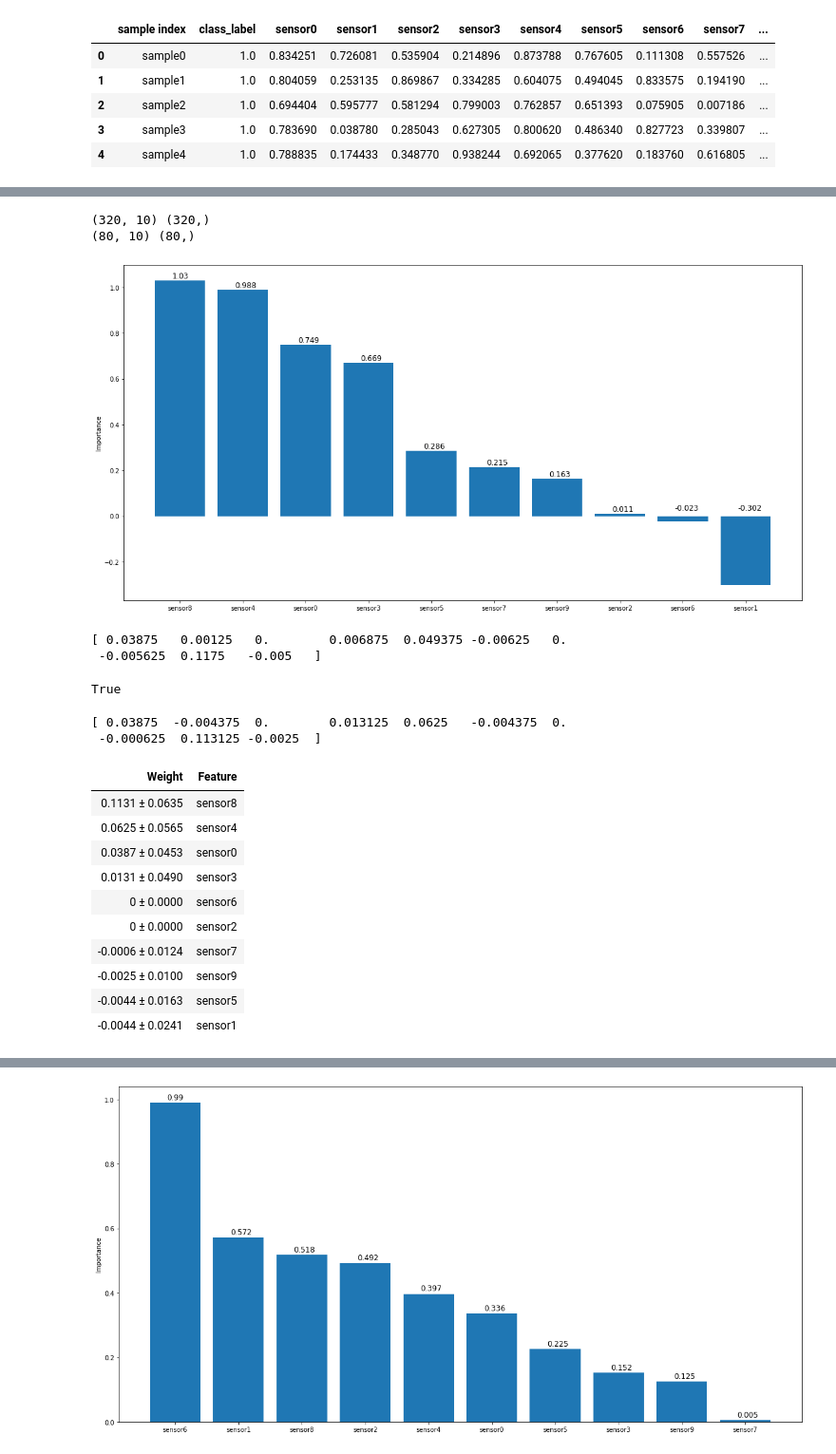
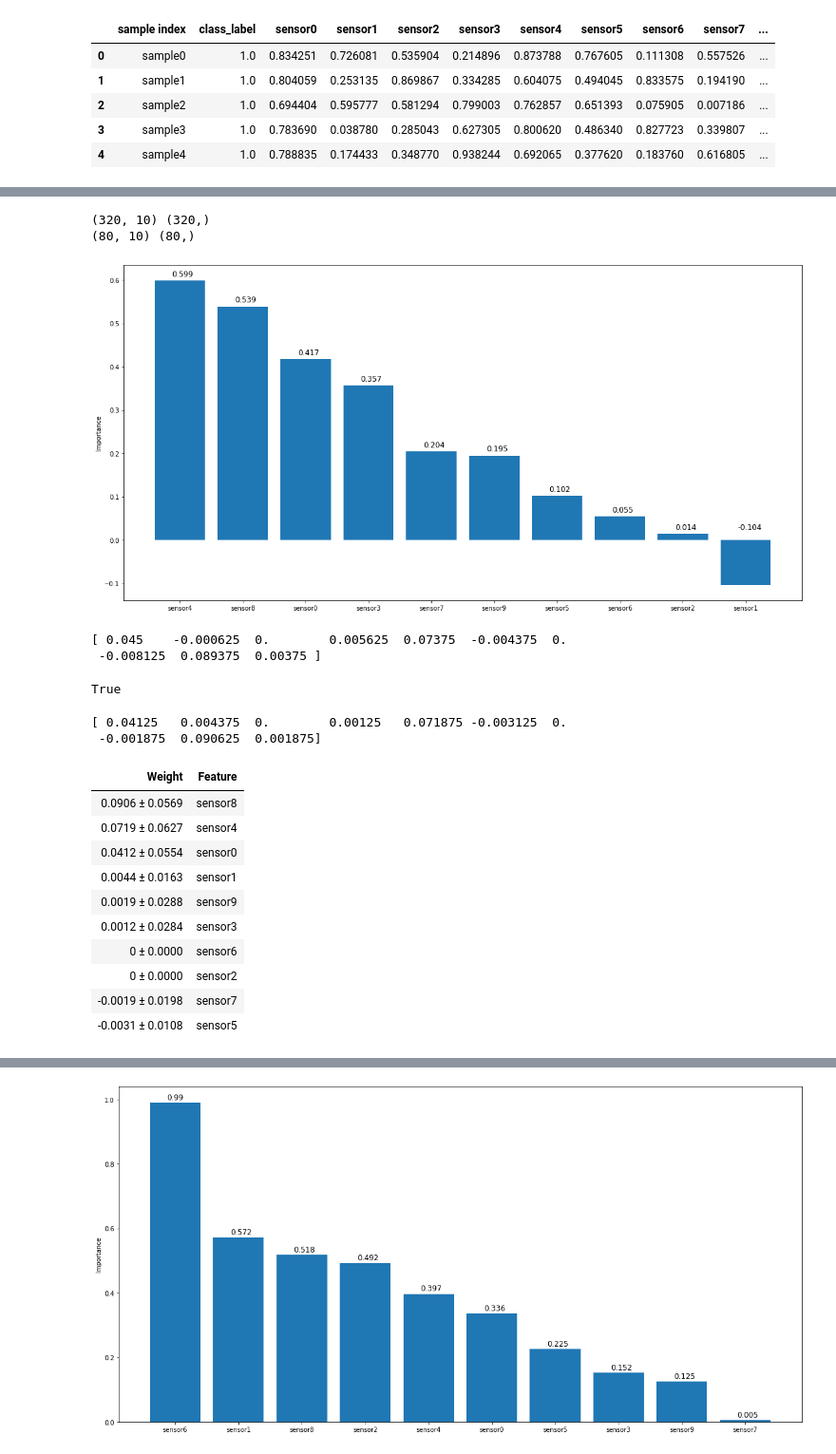
Before and after one commit to FrancisDinh/Feature_ranking, a Jupyter notebook: my_notebook.ipynb, the cells around one changed output, grey strips where cells are left out. Shown at 95% size. Saved outputs shown, nothing was run; the diff lists cells and outputs as text; code cells hidden in the pictures.

```diff
--- a/my_notebook.ipynb
+++ b/my_notebook.ipynb
@@ -153,37 +212,37 @@ my_tree.permutation()
 # SVM is powerful in classification, and using soft SVM, we try to classify our dataset, based on the 10 sensors.
 # The sensors are ranked on their coefficients.
 # %%
-my_svm = my_svm_ranker("task_data.csv")
-my_svm.dataLoader([2,3,4,5,6,7,8,9,10,11],1,0.8)
+my_svm = my_svm_ranker("new_task_data.csv")
+my_svm.dataLoader([3,4,5,6,7,8,9,10,11,12],2,0.8)
 my_svm.train()
 svm_content = my_svm.report()
 my_svm.permutation()
 
 write_output(svm_content, "svm_ranking.txt")
 # %% [output]
 (320, 10) (320,)
 (80, 10) (80,)
-[figure, old version]
+[figure, new version]
-[ 0.03875   0.00125   0.        0.006875  0.049375 -0.00625   0.
- -0.005625  0.1175   -0.005   ]
+[ 0.045    -0.000625  0.        0.005625  0.07375  -0.004375  0.
+ -0.008125  0.089375  0.00375 ]
 True
 # %%
 # Verify with permutation importance
 my_svm.permutation()
 # %% [output]
-[ 0.03875  -0.004375  0.        0.013125  0.0625   -0.004375  0.
- -0.000625  0.113125 -0.0025  ]
+[ 0.04125   0.004375  0.        0.00125   0.071875 -0.003125  0.
+ -0.001875  0.090625  0.001875]
 | Weight | Feature |
-| 0.1131 ± 0.0635 | sensor8 |
-| 0.0625 ± 0.0565 | sensor4 |
-| 0.0387 ± 0.0453 | sensor0 |
-| 0.0131 ± 0.0490 | sensor3 |
+| 0.0906 ± 0.0569 | sensor8 |
+| 0.0719 ± 0.0627 | sensor4 |
+| 0.0412 ± 0.0554 | sensor0 |
+| 0.0044 ± 0.0163 | sensor1 |
+| 0.0019 ± 0.0288 | sensor9 |
+| 0.0012 ± 0.0284 | sensor3 |
 | 0 ± 0.0000 | sensor6 |
 | 0 ± 0.0000 | sensor2 |
-| -0.0006 ± 0.0124 | sensor7 |
-| -0.0025 ± 0.0100 | sensor9 |
-| -0.0044 ± 0.0163 | sensor5 |
-| -0.0044 ± 0.0241 | sensor1 |
+| -0.0019 ± 0.0198 | sensor7 |
+| -0.0031 ± 0.0108 | sensor5 |
 # %%
 #Advantages:
 #It is relatively powerful in classification tasks, even in case of not-so-clear margin, we can use soft SVM.
```
Also changed, not shown: parts of 30 cells of this notebook, 1 other file.
